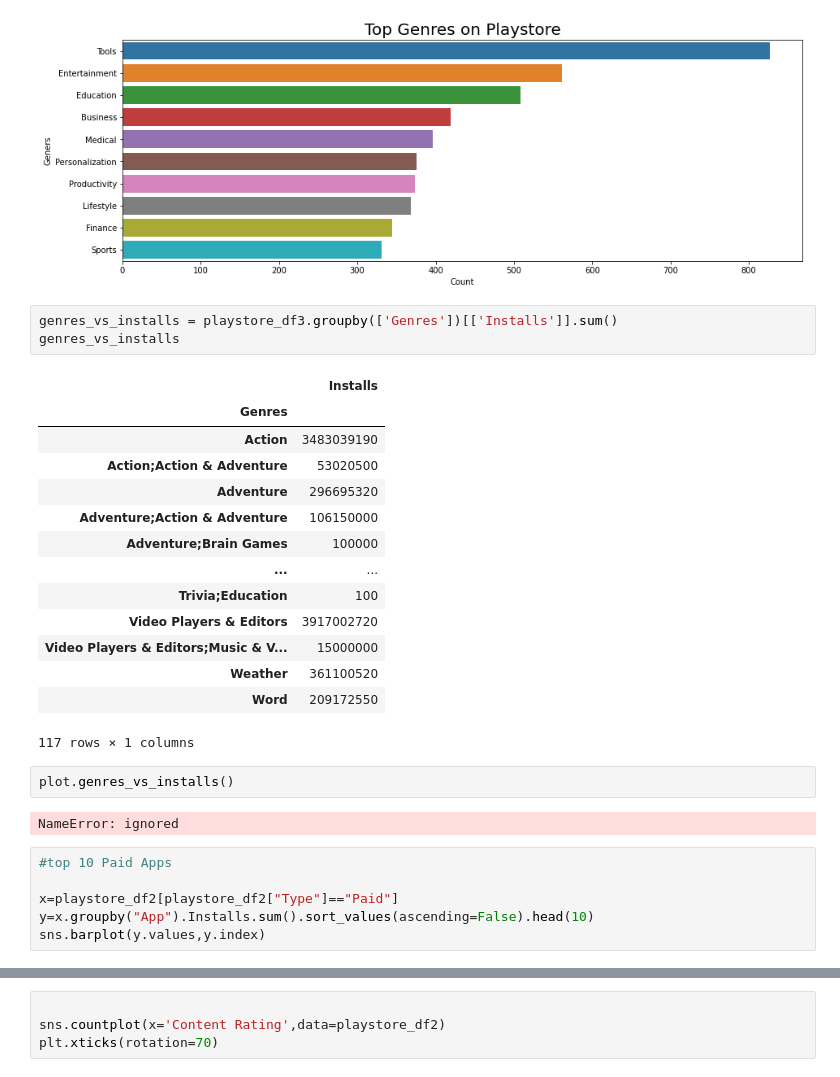
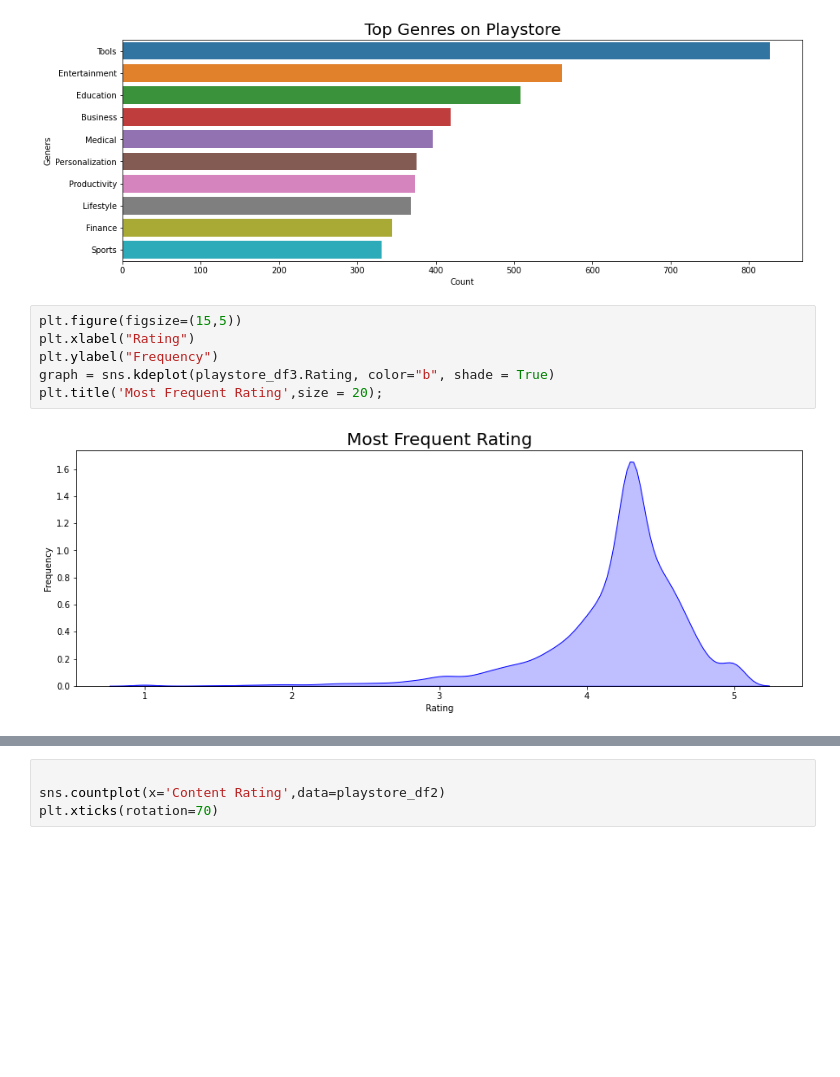
Before and after one commit to jayu071/Playstore_DataDigger, a Jupyter notebook: Play_Store_App_Review_Analysis_Capstone_Project.ipynb, the cells around one changed output, grey strips where cells are left out. Cells and saved outputs as stored; diff of their text form; blank space fills up the shorter version.

```diff
--- a/Play_Store_App_Review_Analysis_Capstone_Project.ipynb
+++ b/Play_Store_App_Review_Analysis_Capstone_Project.ipynb
@@ -876,34 +884,14 @@ graph = sns.barplot(x = xsisG, y = ysisG,)
 graph.set_title("Top Genres on Playstore", fontsize = 20);
 # %% [output]
 [figure]
-# %%
-genres_vs_installs = playstore_df3.groupby(['Genres'])[['Installs']].sum()
-genres_vs_installs
-# %% [output]
-|  | Installs |
-| Genres |  |
-| Action | 3483039190 |
-| Action;Action & Adventure | 53020500 |
-| Adventure | 296695320 |
-| Adventure;Action & Adventure | 106150000 |
-| Adventure;Brain Games | 100000 |
-| ... | ... |
-| Trivia;Education | 100 |
-| Video Players & Editors | 3917002720 |
-| Video Players & Editors;Music & V... | 15000000 |
-| Weather | 361100520 |
-| Word | 209172550 |
-117 rows × 1 columns
-# %%
-plot.genres_vs_installs()
-# %% [output]
-NameError: ignored
-# %%
-#top 10 Paid Apps
-
-x=playstore_df2[playstore_df2["Type"]=="Paid"]
-y=x.groupby("App").Installs.sum().sort_values(ascending=False).head(10)
-sns.barplot(y.values,y.index)
+# %%
+plt.figure(figsize=(15,5))
+plt.xlabel("Rating")
+plt.ylabel("Frequency")
+graph = sns.kdeplot(playstore_df3.Rating, color="b", shade = True)
+plt.title('Most Frequent Rating',size = 20);
+# %% [output]
+[figure, added]
 # %%
 #top 10 Free Apps
 
```
Also changed, not shown: parts of 5 cells of this notebook.
